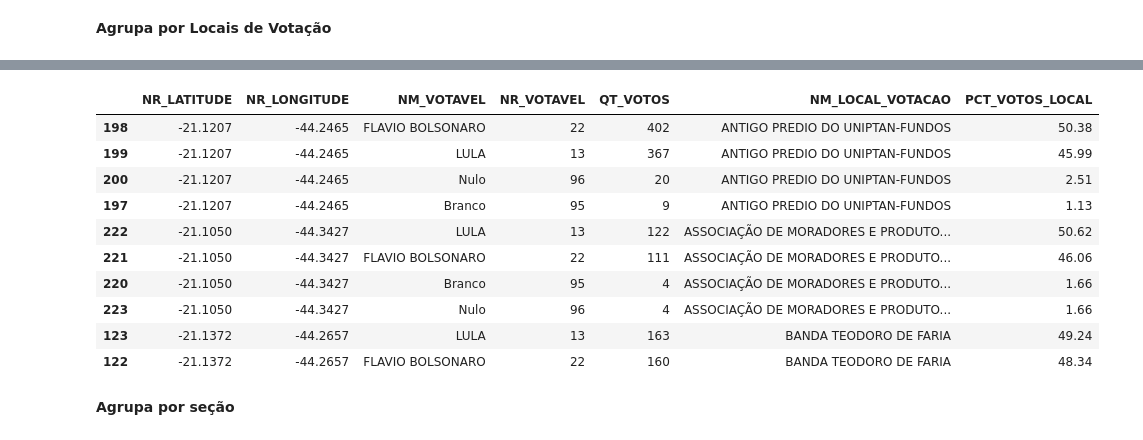
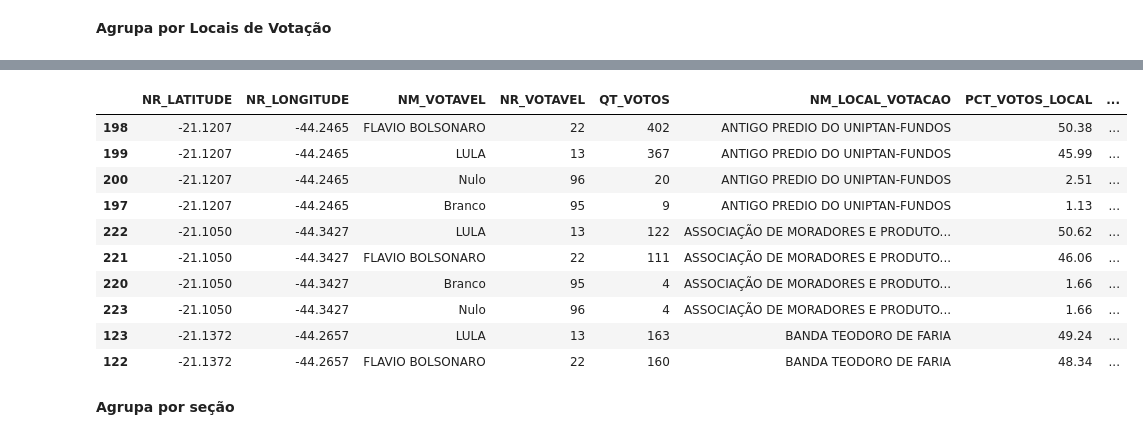
Before and after one commit to Voamorim/TecnologiasDataScience, a Jupyter notebook: FoliumVisualizacao/main.ipynb, the cells around one changed output, grey strips where cells are left out. Drawn from its saved outputs; the diff is of its cells as text; code cells hidden in the pictures.

```diff
--- a/FoliumVisualizacao/main.ipynb
+++ b/FoliumVisualizacao/main.ipynb
@@ -131,39 +142,43 @@ df_locais_1T.head(10)
 # %%
 # Seleciona o nome do local com mais eleitores para cada par [lat, lon]
 nm_local_principal_2T = (
     df_turno2.groupby(['NR_LATITUDE', 'NR_LONGITUDE', 'NM_LOCAL_VOTACAO'], as_index=False)['QT_VOTOS']
         .sum()
         .sort_values(by='QT_VOTOS', ascending=False)
         .drop_duplicates(subset=['NR_LATITUDE', 'NR_LONGITUDE'])
         [['NR_LATITUDE', 'NR_LONGITUDE', 'NM_LOCAL_VOTACAO']]
 )
 
 # Agrupa os votos por [lat, lon] e candidato, e traz o nome do local de votacao obtido anteriormente
 df_locais_2T = (
     df_turno2.groupby(['NR_LATITUDE', 'NR_LONGITUDE', 'NM_VOTAVEL', "NR_VOTAVEL"], as_index=False)['QT_VOTOS']
         .sum()
         .merge(nm_local_principal_2T, on=['NR_LATITUDE', 'NR_LONGITUDE'], how='left')
         .sort_values(by=['NM_LOCAL_VOTACAO', 'QT_VOTOS'], ascending=[True, False],)
 )
 
 # Calcula o percentual de votos de cada candidato por local
 total_votos_local2T = df_locais_2T.groupby(['NR_LATITUDE', 'NR_LONGITUDE'])['QT_VOTOS'].transform('sum')
 df_locais_2T['PCT_VOTOS_LOCAL'] = (df_locais_2T['QT_VOTOS'] / total_votos_local2T) * 100.00
 df_locais_2T['PCT_VOTOS_LOCAL'] = df_locais_2T['PCT_VOTOS_LOCAL'].round(2)
 
+# Adiciona o ganhador de cada local
+mais_votado_local = df_locais_2T.groupby(['NR_LATITUDE', 'NR_LONGITUDE'])['QT_VOTOS'].transform('max')
+df_locais_2T['MAIS_VOTADO_LOCAL'] = (df_locais_2T['QT_VOTOS'] == mais_votado_local)
+
 df_locais_2T.head(10)
 # %% [output]
-|  | NR_LATITUDE | NR_LONGITUDE | NM_VOTAVEL | NR_VOTAVEL | QT_VOTOS | NM_LOCAL_VOTACAO | PCT_VOTOS_LOCAL |
-| 198 | -21.1207 | -44.2465 | FLAVIO BOLSONARO | 22 | 402 | ANTIGO PREDIO DO UNIPTAN-FUNDOS | 50.38 |
-| 199 | -21.1207 | -44.2465 | LULA | 13 | 367 | ANTIGO PREDIO DO UNIPTAN-FUNDOS | 45.99 |
-| 200 | -21.1207 | -44.2465 | Nulo | 96 | 20 | ANTIGO PREDIO DO UNIPTAN-FUNDOS | 2.51 |
-| 197 | -21.1207 | -44.2465 | Branco | 95 | 9 | ANTIGO PREDIO DO UNIPTAN-FUNDOS | 1.13 |
-| 222 | -21.1050 | -44.3427 | LULA | 13 | 122 | ASSOCIAÇÃO DE MORADORES E PRODUTO... | 50.62 |
-| 221 | -21.1050 | -44.3427 | FLAVIO BOLSONARO | 22 | 111 | ASSOCIAÇÃO DE MORADORES E PRODUTO... | 46.06 |
-| 220 | -21.1050 | -44.3427 | Branco | 95 | 4 | ASSOCIAÇÃO DE MORADORES E PRODUTO... | 1.66 |
-| 223 | -21.1050 | -44.3427 | Nulo | 96 | 4 | ASSOCIAÇÃO DE MORADORES E PRODUTO... | 1.66 |
-| 123 | -21.1372 | -44.2657 | LULA | 13 | 163 | BANDA TEODORO DE FARIA | 49.24 |
-| 122 | -21.1372 | -44.2657 | FLAVIO BOLSONARO | 22 | 160 | BANDA TEODORO DE FARIA | 48.34 |
+|  | NR_LATITUDE | NR_LONGITUDE | NM_VOTAVEL | NR_VOTAVEL | QT_VOTOS | NM_LOCAL_VOTACAO | PCT_VOTOS_LOCAL | ... |
+| 198 | -21.1207 | -44.2465 | FLAVIO BOLSONARO | 22 | 402 | ANTIGO PREDIO DO UNIPTAN-FUNDOS | 50.38 | ... |
+| 199 | -21.1207 | -44.2465 | LULA | 13 | 367 | ANTIGO PREDIO DO UNIPTAN-FUNDOS | 45.99 | ... |
+| 200 | -21.1207 | -44.2465 | Nulo | 96 | 20 | ANTIGO PREDIO DO UNIPTAN-FUNDOS | 2.51 | ... |
+| 197 | -21.1207 | -44.2465 | Branco | 95 | 9 | ANTIGO PREDIO DO UNIPTAN-FUNDOS | 1.13 | ... |
+| 222 | -21.1050 | -44.3427 | LULA | 13 | 122 | ASSOCIAÇÃO DE MORADORES E PRODUTO... | 50.62 | ... |
+| 221 | -21.1050 | -44.3427 | FLAVIO BOLSONARO | 22 | 111 | ASSOCIAÇÃO DE MORADORES E PRODUTO... | 46.06 | ... |
+| 220 | -21.1050 | -44.3427 | Branco | 95 | 4 | ASSOCIAÇÃO DE MORADORES E PRODUTO... | 1.66 | ... |
+| 223 | -21.1050 | -44.3427 | Nulo | 96 | 4 | ASSOCIAÇÃO DE MORADORES E PRODUTO... | 1.66 | ... |
+| 123 | -21.1372 | -44.2657 | LULA | 13 | 163 | BANDA TEODORO DE FARIA | 49.24 | ... |
+| 122 | -21.1372 | -44.2657 | FLAVIO BOLSONARO | 22 | 160 | BANDA TEODORO DE FARIA | 48.34 | ... |
 # %% [markdown]
 **Agrupa por seção**
 # %%
```
Also changed, not shown: parts of 19 cells of this notebook, 3 other files.
